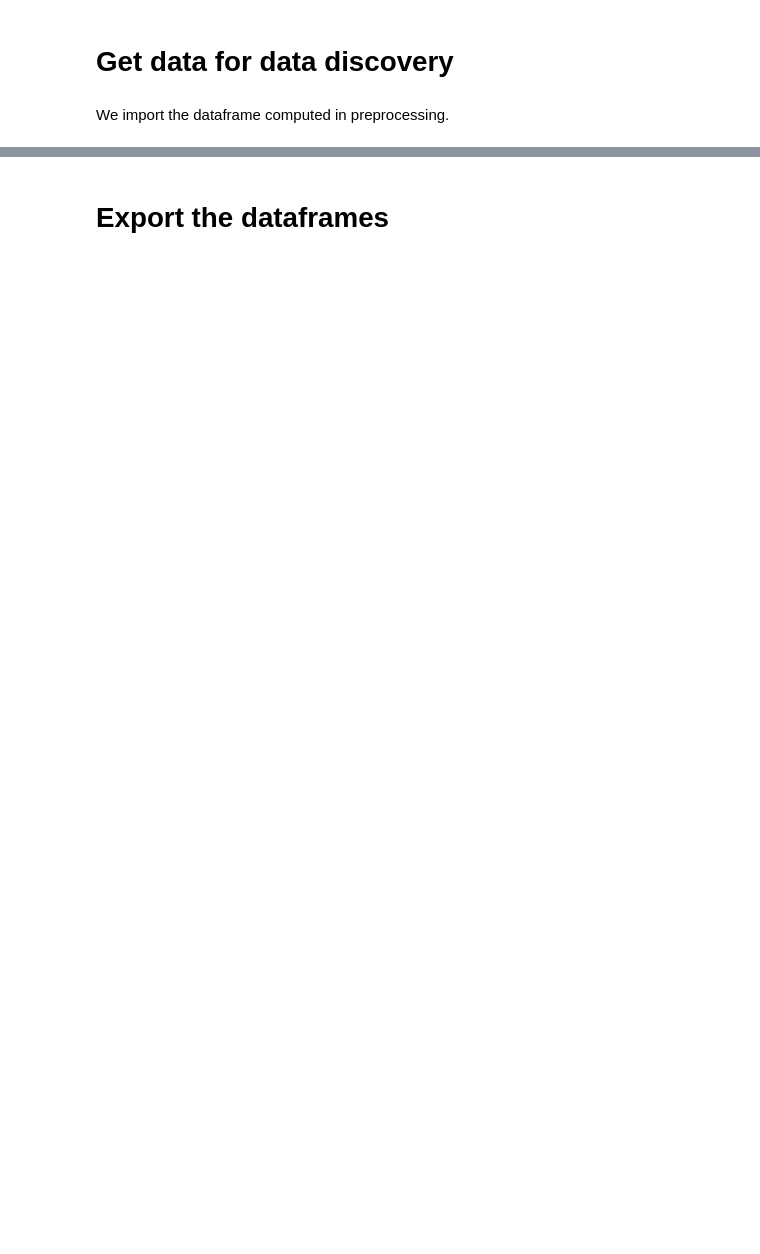
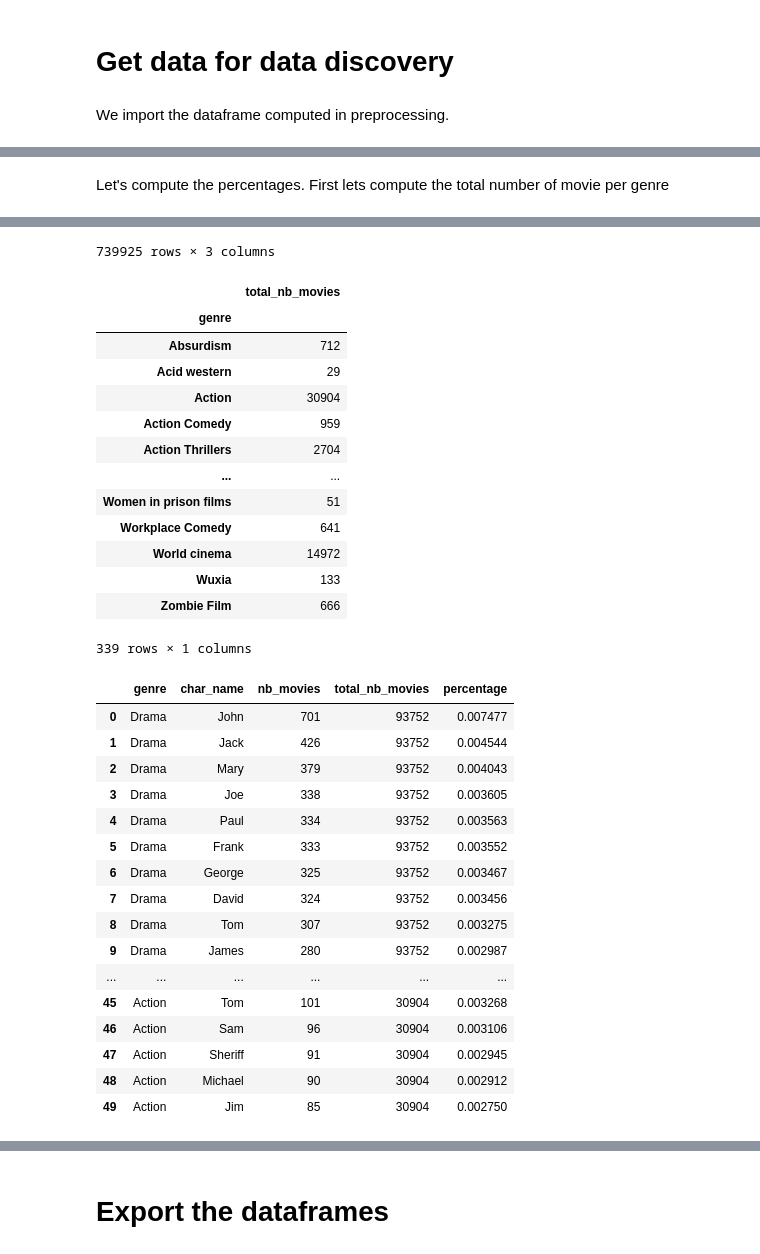
Before and after one commit to epfl-ada/ada-2023-project-abadakor, a Jupyter notebook: data/get_data_for_discovery.ipynb, the cells around one changed output, grey strips where cells are left out. Cells and saved outputs as stored; diff of their text form; code cells hidden in the pictures; blank space fills up the shorter version.

```diff
--- a/data/get_data_for_discovery.ipynb
+++ b/data/get_data_for_discovery.ipynb
@@ -152,0 +159,22 @@ display(top10_name_top5_genre.sample(2))
+# %% [markdown]
+Let's compute the percentages. First lets compute the total number of movie per genre
+# %%
+display(char_name_per_movie_with_genre)
+
+# count the number of movie per genre
+nb_movies_per_genre = char_name_per_movie_with_genre.reset_index().groupby('genre')['movie_id'].count().to_frame()
+nb_movies_per_genre.columns = ['total_nb_movies']
+
+# replace the genre "Romance Film" by "Romance" in the nb_movies_per_genre dataframe
+nb_movies_per_genre.reset_index(inplace=True)
+nb_movies_per_genre.loc[nb_movies_per_genre['genre'] == 'Romance Film', 'genre'] = 'Romance'
+nb_movies_per_genre.set_index('genre', inplace=True)
+display(nb_movies_per_genre)
+
+# add total number of movies per genre in a new column of char_name_per_movie_with_genre
+top10_name_top5_genre_with_percent = top10_name_top5_genre.reset_index().merge(nb_movies_per_genre, on='genre', how='left').copy(deep=True)
+
+# compute the percentage of movies per genre for each name and add it in a new column of top10_name_top5_genre
+top10_name_top5_genre_with_percent['percentage'] = top10_name_top5_genre_with_percent['nb_movies'] / top10_name_top5_genre_with_percent['total_nb_movies']
+display(top10_name_top5_genre_with_percent)
+# %% [output]
@@ -152,0 +193,32 @@ display(top10_name_top5_genre.sample(2))
+739925 rows × 3 columns
+|  | total_nb_movies |
+| genre |  |
+| Absurdism | 712 |
+| Acid western | 29 |
+| Action | 30904 |
+| Action Comedy | 959 |
+| Action Thrillers | 2704 |
+| ... | ... |
+| Women in prison films | 51 |
+| Workplace Comedy | 641 |
+| World cinema | 14972 |
+| Wuxia | 133 |
+| Zombie Film | 666 |
+339 rows × 1 columns
+|  | genre | char_name | nb_movies | total_nb_movies | percentage |
+| 0 | Drama | John | 701 | 93752 | 0.007477 |
+| 1 | Drama | Jack | 426 | 93752 | 0.004544 |
+| 2 | Drama | Mary | 379 | 93752 | 0.004043 |
+| 3 | Drama | Joe | 338 | 93752 | 0.003605 |
+| 4 | Drama | Paul | 334 | 93752 | 0.003563 |
+| 5 | Drama | Frank | 333 | 93752 | 0.003552 |
+| 6 | Drama | George | 325 | 93752 | 0.003467 |
+| 7 | Drama | David | 324 | 93752 | 0.003456 |
+| 8 | Drama | Tom | 307 | 93752 | 0.003275 |
+| 9 | Drama | James | 280 | 93752 | 0.002987 |
+| ... | ... | ... | ... | ... | ... |
+| 45 | Action | Tom | 101 | 30904 | 0.003268 |
+| 46 | Action | Sam | 96 | 30904 | 0.003106 |
+| 47 | Action | Sheriff | 91 | 30904 | 0.002945 |
+| 48 | Action | Michael | 90 | 30904 | 0.002912 |
+| 49 | Action | Jim | 85 | 30904 | 0.002750 |
```
Also changed, not shown: parts of 13 cells of this notebook, 1 other file.
